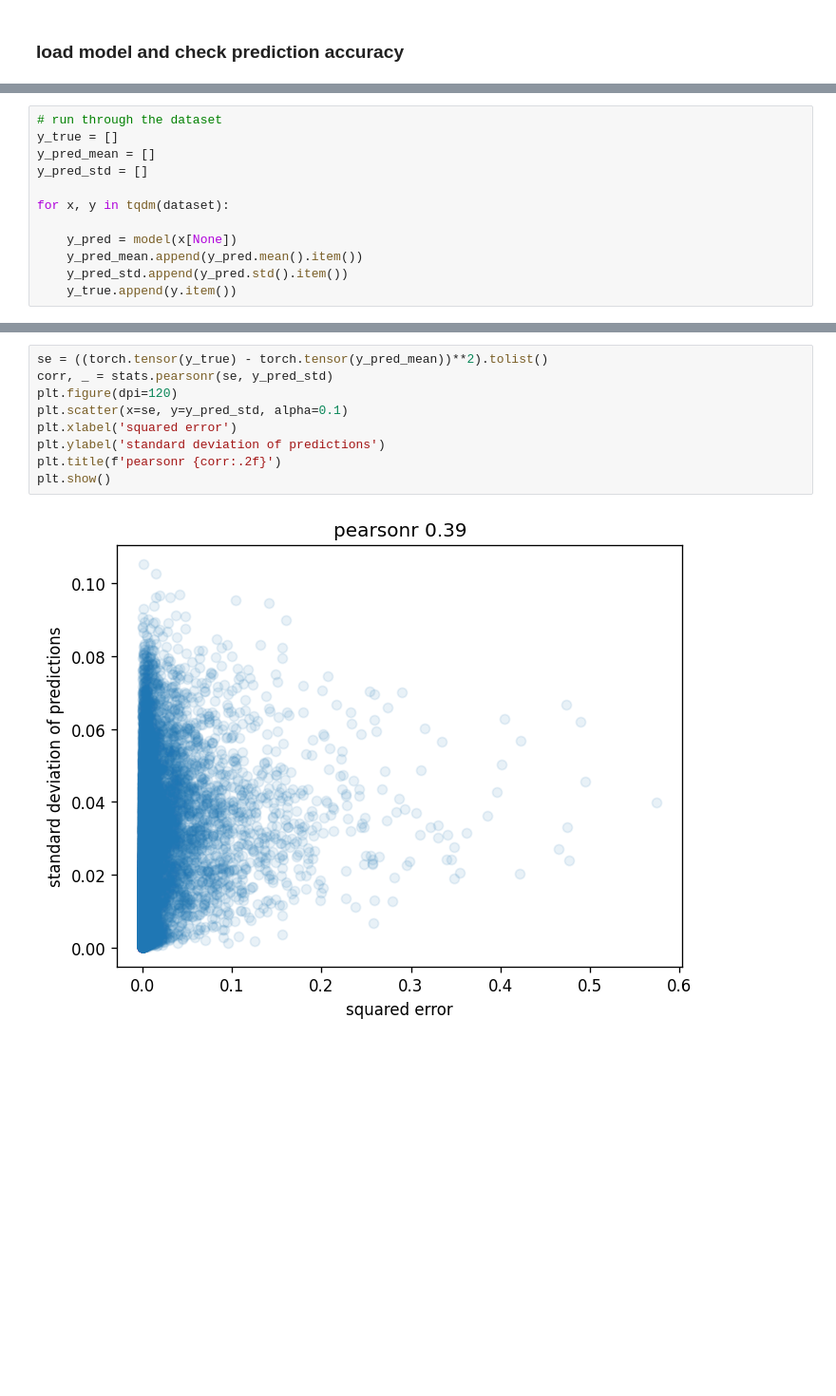
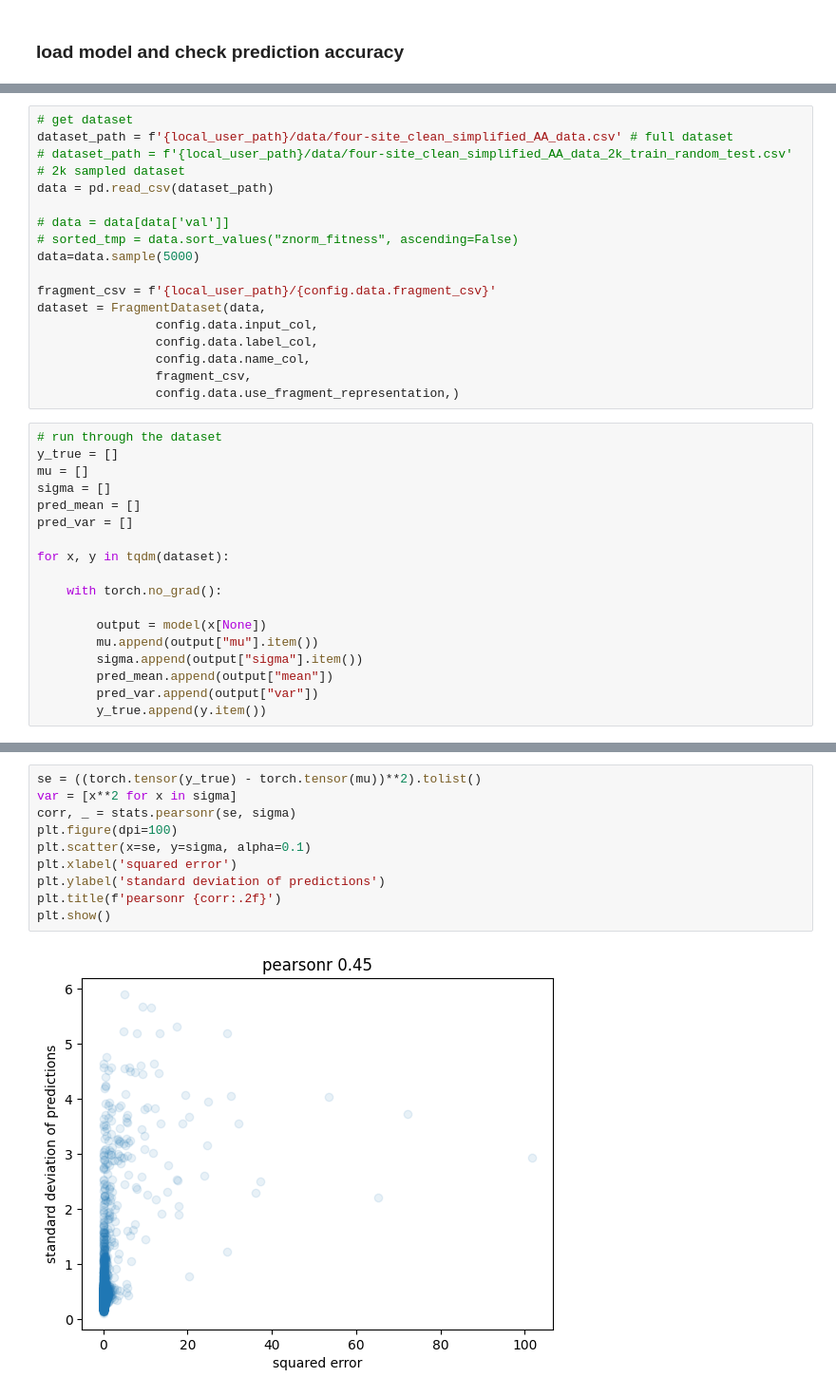
Before and after one commit to 0merle0/cleo, a Jupyter notebook: notebooks/ensemble_analysis.ipynb, the cells around one changed output, grey strips where cells are left out. Shown at 95% size. Cells and saved outputs as stored; diff of their text form; blank space fills up the shorter version.

```diff
--- a/notebooks/ensemble_analysis.ipynb
+++ b/notebooks/ensemble_analysis.ipynb
@@ -41,12 +49,35 @@ dataset = FragmentDataset(data,
+# %%
+# get dataset
+dataset_path = f'{local_user_path}/data/four-site_clean_simplified_AA_data.csv' # full dataset
+# dataset_path = f'{local_user_path}/data/four-site_clean_simplified_AA_data_2k_train_random_test.csv' # 2k sampled dataset
+data = pd.read_csv(dataset_path)
+
+# data = data[data['val']]
+# sorted_tmp = data.sort_values("znorm_fitness", ascending=False)
+data=data.sample(5000)
+
+fragment_csv = f'{local_user_path}/{config.data.fragment_csv}'
+dataset = FragmentDataset(data,
+                config.data.input_col,
+                config.data.label_col,
+                config.data.name_col,
+                fragment_csv,
+                config.data.use_fragment_representation,)
 # %%
 # run through the dataset
 y_true = []
-y_pred_mean = []
-y_pred_std = []
+mu = []
+sigma = []
+pred_mean = []
+pred_var = []
 
 for x, y in tqdm(dataset):
 
-    y_pred = model(x[None])
-    y_pred_mean.append(y_pred.mean().item())
-    y_pred_std.append(y_pred.std().item())
-    y_true.append(y.item())
+    with torch.no_grad():
+
+        output = model(x[None])
+        mu.append(output["mu"].item())
+        sigma.append(output["sigma"].item())
+        pred_mean.append(output["mean"])
+        pred_var.append(output["var"])
+        y_true.append(y.item())
@@ -75,11 +109,12 @@ plt.show()
 # %%
-se = ((torch.tensor(y_true) - torch.tensor(y_pred_mean))**2).tolist()
-corr, _ = stats.pearsonr(se, y_pred_std)
-plt.figure(dpi=120)
-plt.scatter(x=se, y=y_pred_std, alpha=0.1)
+se = ((torch.tensor(y_true) - torch.tensor(mu))**2).tolist()
+var = [x**2 for x in sigma]
+corr, _ = stats.pearsonr(se, sigma)
+plt.figure(dpi=100)
+plt.scatter(x=se, y=sigma, alpha=0.1)
 plt.xlabel('squared error')
 plt.ylabel('standard deviation of predictions')
 plt.title(f'pearsonr {corr:.2f}')
 plt.show()
 # %% [output]
-[figure, old version]
+[figure, new version]
```
Also changed, not shown: parts of 9 cells of this notebook.
